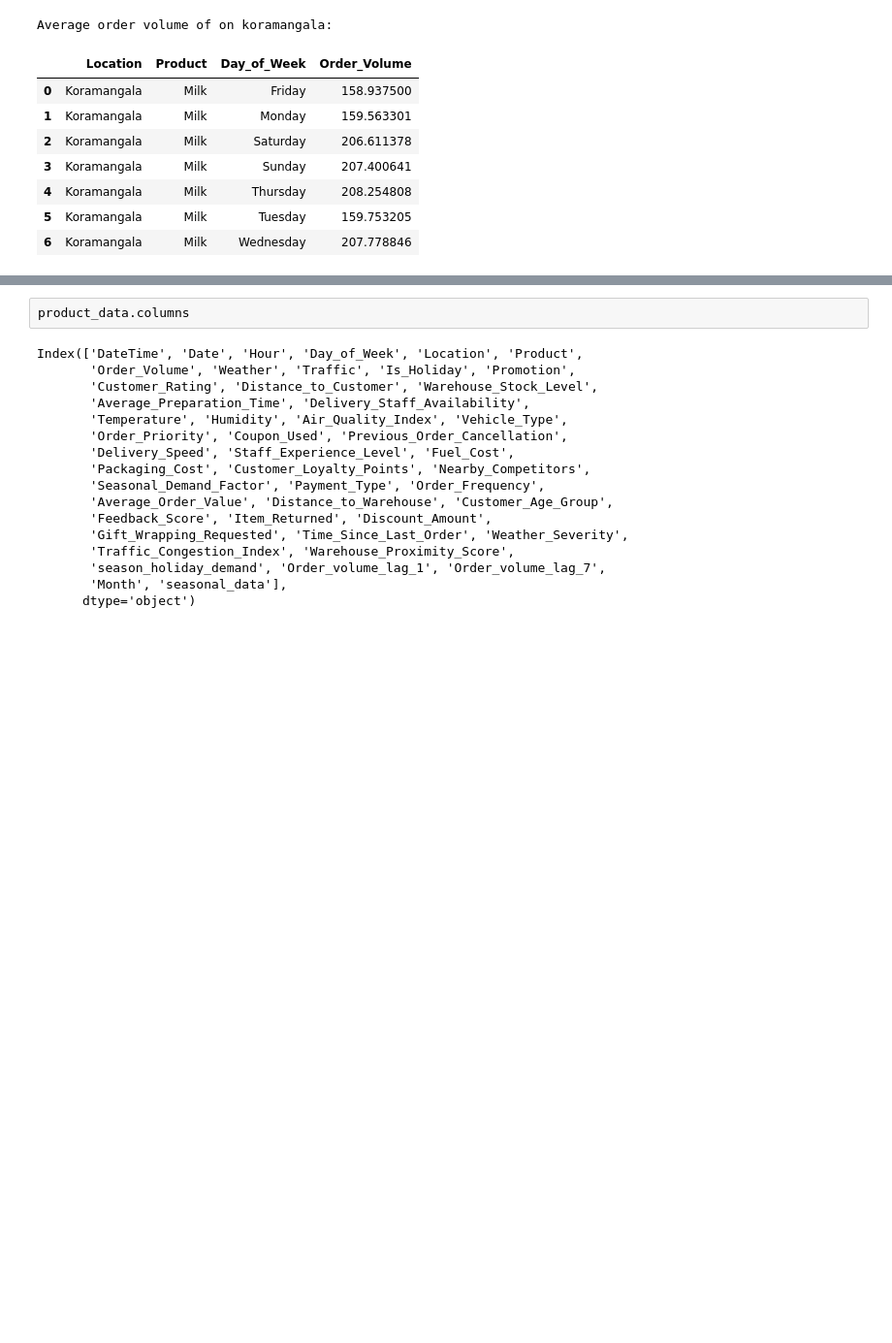
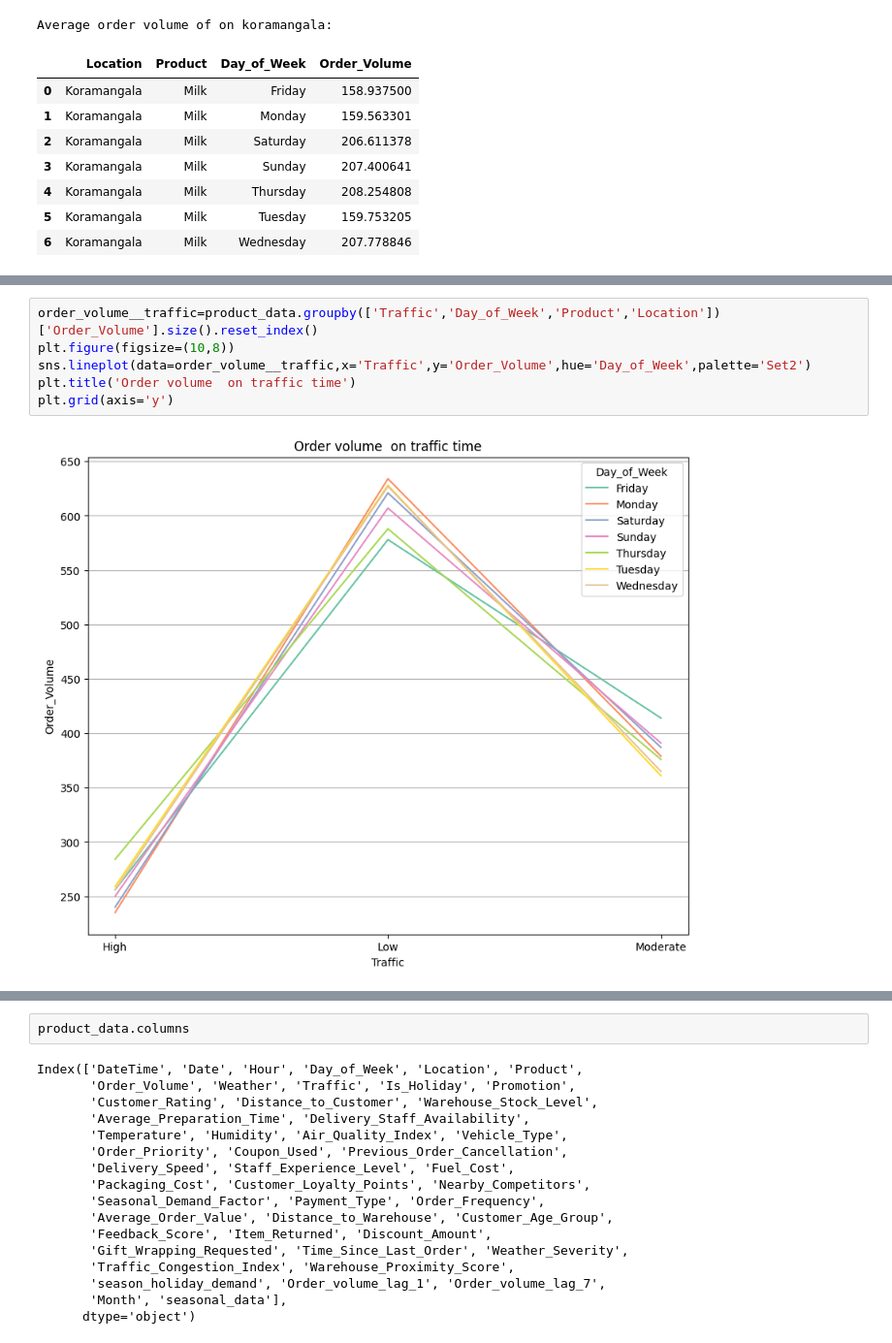
Before and after one commit to rahul8879/swiggy_demand_modelling, a Jupyter notebook: notebooks/analysis.ipynb, the cells around one changed output, grey strips where cells are left out. Shown at 97% size. Saved outputs shown, nothing was run; the diff lists cells and outputs as text; blank space fills up the shorter version.

```diff
--- a/notebooks/analysis.ipynb
+++ b/notebooks/analysis.ipynb
@@ -1074,0 +1171,8 @@ Average order volume of on koramangala:
+# %%
+order_volume__traffic=product_data.groupby(['Traffic','Day_of_Week','Product','Location'])['Order_Volume'].size().reset_index()
+plt.figure(figsize=(10,8))
+sns.lineplot(data=order_volume__traffic,x='Traffic',y='Order_Volume',hue='Day_of_Week',palette='Set2')
+plt.title('Order volume  on traffic time')
+plt.grid(axis='y')
+# %% [output]
+[figure, added]
```
Also changed, not shown: parts of 15 cells of this notebook.
